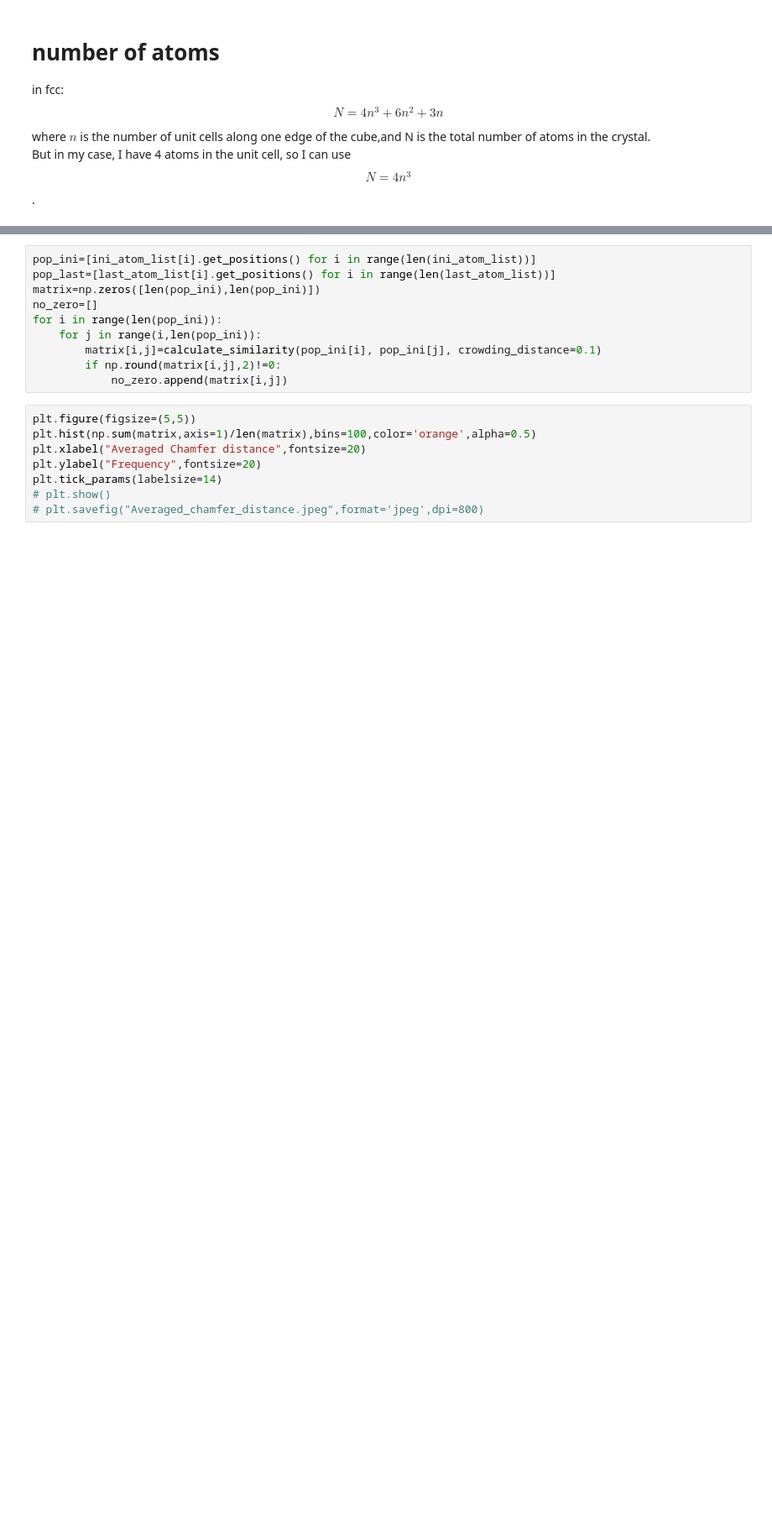
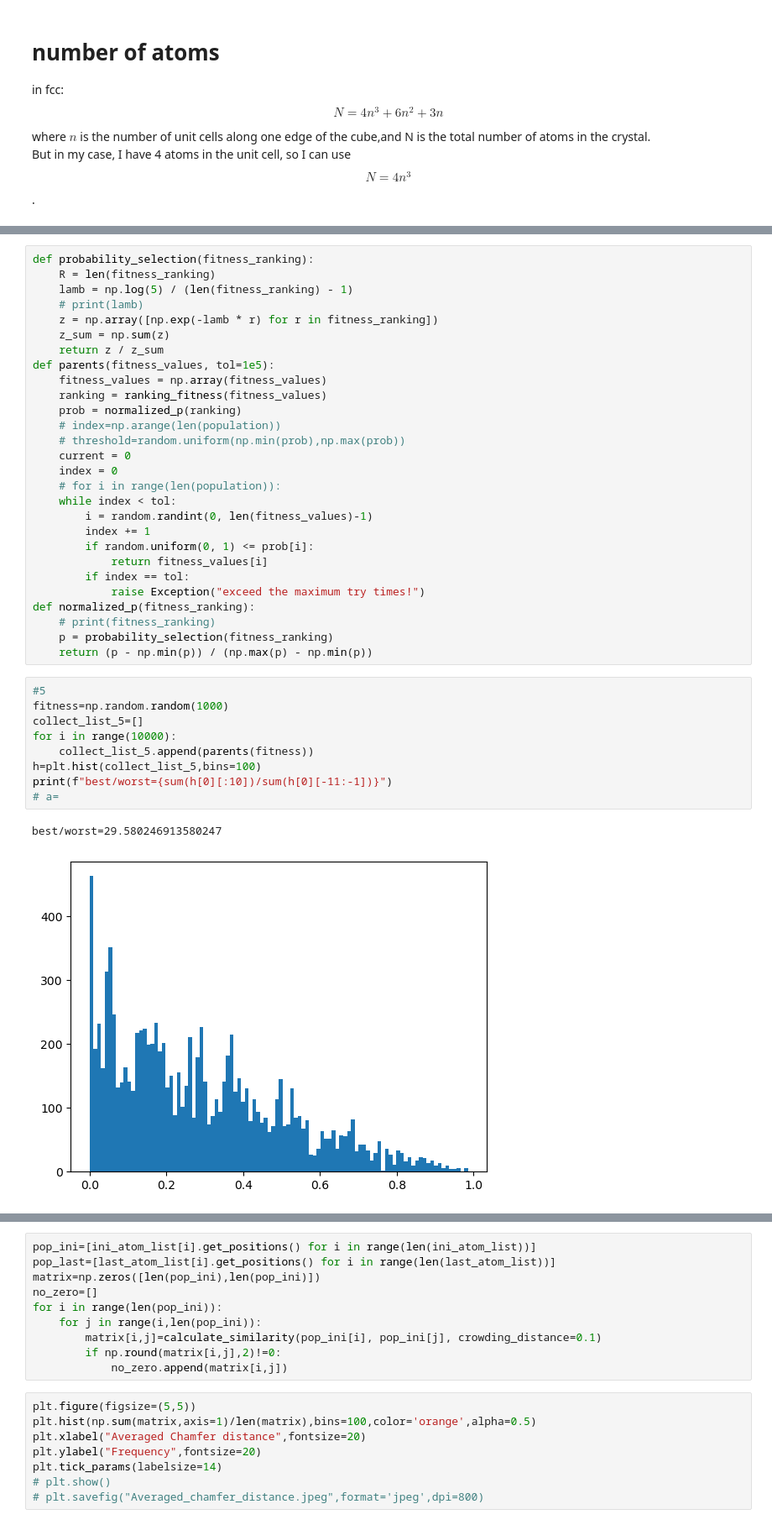
Before and after one commit to kaifengZheng/GA_nano_generator, a Jupyter notebook: essential_linux_test/particle_generator_niche_final.ipynb, the cells around one changed output, grey strips where cells are left out. Shown at 84% size. Saved outputs shown, nothing was run; the diff lists cells and outputs as text; blank space fills up the shorter version.

```diff
--- a/essential_linux_test/particle_generator_niche_final.ipynb
+++ b/essential_linux_test/particle_generator_niche_final.ipynb
@@ -1029,0 +1050,40 @@ plt.tight_layout()
+# %%
+def probability_selection(fitness_ranking):
+    R = len(fitness_ranking)
+    lamb = np.log(5) / (len(fitness_ranking) - 1)
+    # print(lamb)
+    z = np.array([np.exp(-lamb * r) for r in fitness_ranking])
+    z_sum = np.sum(z)
+    return z / z_sum
+def parents(fitness_values, tol=1e5):
+    fitness_values = np.array(fitness_values)
+    ranking = ranking_fitness(fitness_values)
+    prob = normalized_p(ranking)
+    # index=np.arange(len(population))
+    # threshold=random.uniform(np.min(prob),np.max(prob))
+    current = 0
+    index = 0
+    # for i in range(len(population)):
+    while index < tol:
+        i = random.randint(0, len(fitness_values)-1)
+        index += 1
+        if random.uniform(0, 1) <= prob[i]:
+            return fitness_values[i]
+        if index == tol:
+            raise Exception("exceed the maximum try times!")
+def normalized_p(fitness_ranking):
+    # print(fitness_ranking)
+    p = probability_selection(fitness_ranking)
+    return (p - np.min(p)) / (np.max(p) - np.min(p))
+# %%
+#5
+fitness=np.random.random(1000)
+collect_list_5=[]
+for i in range(10000):
+    collect_list_5.append(parents(fitness))
+h=plt.hist(collect_list_5,bins=100)
+print(f"best/worst={sum(h[0][:10])/sum(h[0][-11:-1])}")
+# a=
+# %% [output]
+best/worst=29.580246913580247
+[figure, added]
```
Also changed, not shown: parts of 8 cells of this notebook, 2 other files.
